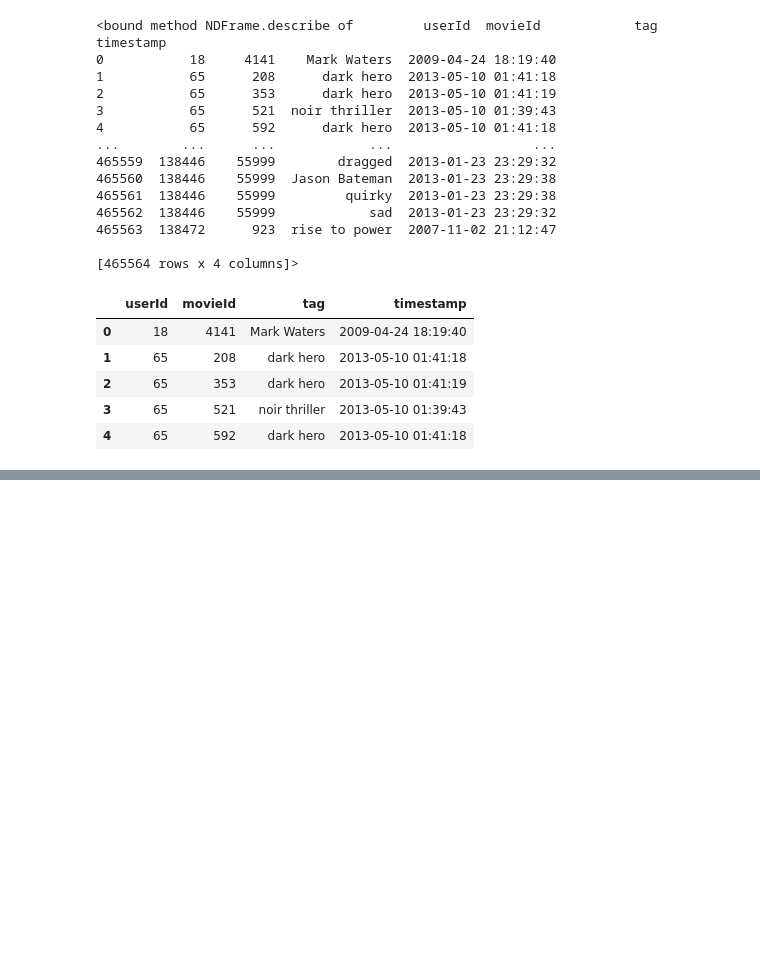
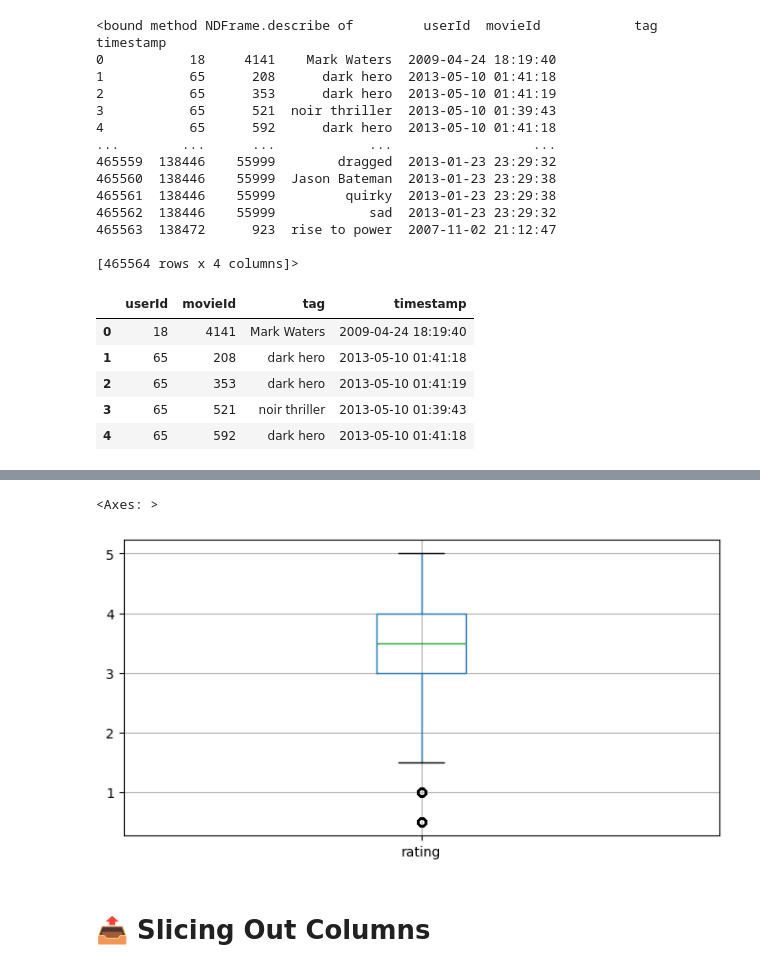
Before and after one commit to jayacpc9/FSDS_Classes, a Jupyter notebook: Python_Workspace/Notebook/BasicCoding_python_kaggle_intro_05272016 copy.ipynb, the cells around one changed output, grey strips where cells are left out. Saved outputs shown, nothing was run; the diff lists cells and outputs as text; code cells hidden in the pictures; blank space fills up the shorter version.

```diff
--- a/Python_Workspace/Notebook/BasicCoding_python_kaggle_intro_05272016 copy.ipynb
+++ b/Python_Workspace/Notebook/BasicCoding_python_kaggle_intro_05272016 copy.ipynb
@@ -189,0 +498,7 @@ Name: 0, dtype: object
+# %%
+ratings_df.boxplot(column='rating', figsize=(8,4))
+# %% [output]
+<Axes: >
+[figure, added]
+# %% [markdown]
+# 📤 Slicing Out Columns
```
Also changed, not shown: parts of 51 cells of this notebook.
